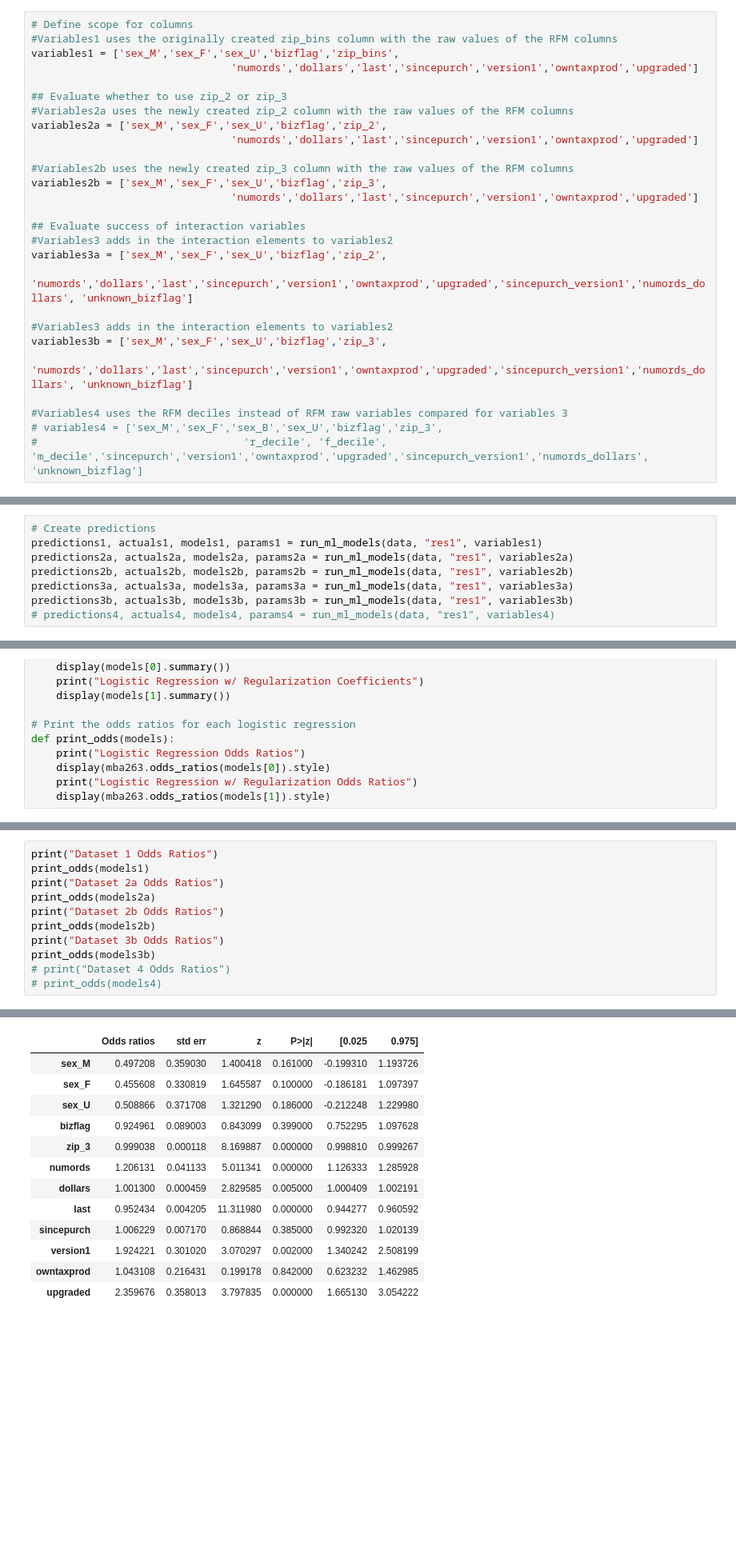
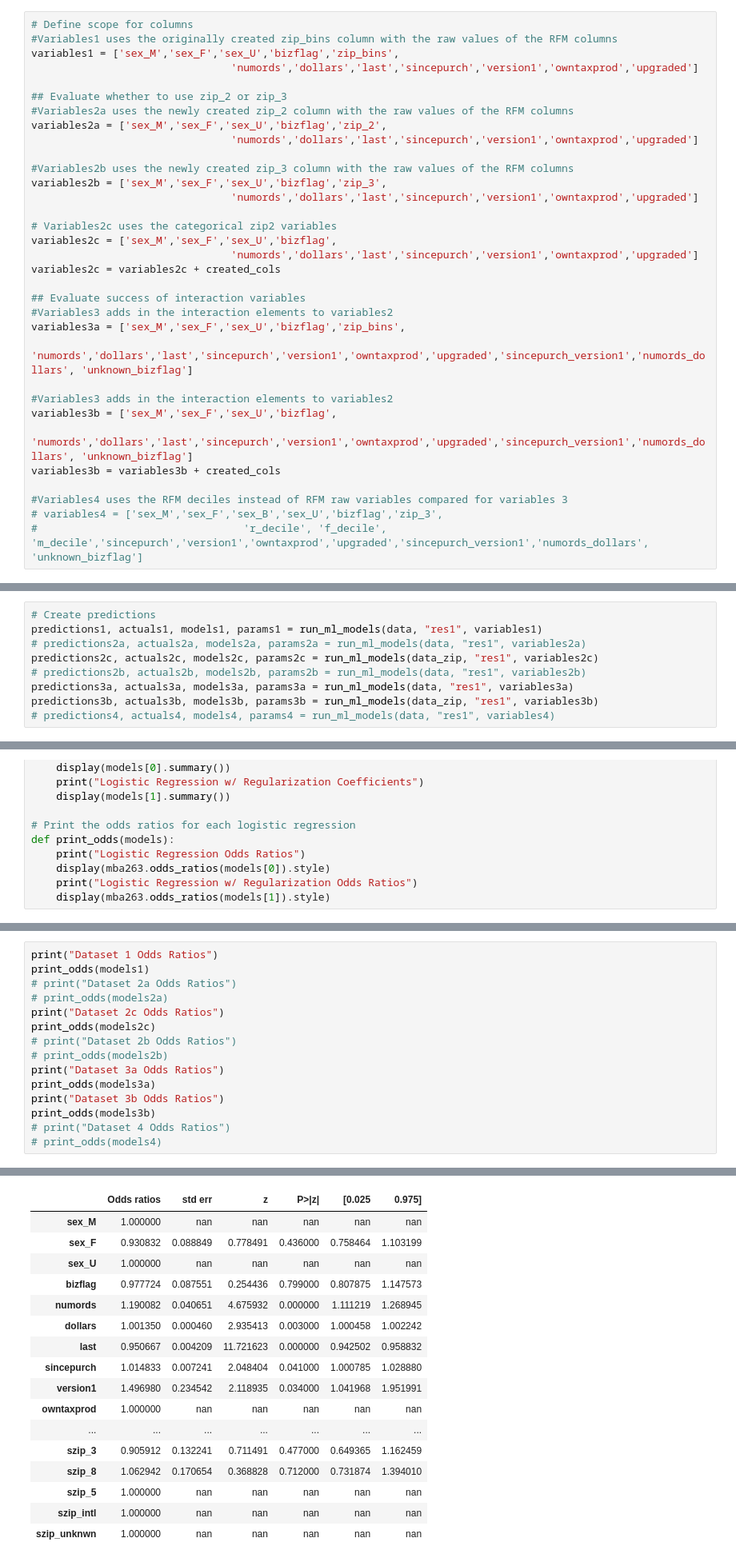
Before and after one commit to adeng/mba263-projects, a Jupyter notebook: Intuit Group Assignment.ipynb, the cells around one changed output, grey strips where cells are left out. Shown at 80% size. Drawn from its saved outputs; the diff is of its cells as text; blank space fills up the shorter version.

```diff
--- a/Intuit Group Assignment.ipynb
+++ b/Intuit Group Assignment.ipynb
@@ -96,14 +116,20 @@ variables2a = ['sex_M','sex_F','sex_U','bizflag','zip_2',
 variables2b = ['sex_M','sex_F','sex_U','bizflag','zip_3',
                                 'numords','dollars','last','sincepurch','version1','owntaxprod','upgraded']
 
+# Variables2c uses the categorical zip2 variables
+variables2c = ['sex_M','sex_F','sex_U','bizflag',
+                                'numords','dollars','last','sincepurch','version1','owntaxprod','upgraded']
+variables2c = variables2c + created_cols
+
 ## Evaluate success of interaction variables
 #Variables3 adds in the interaction elements to variables2
-variables3a = ['sex_M','sex_F','sex_U','bizflag','zip_2',
+variables3a = ['sex_M','sex_F','sex_U','bizflag','zip_bins',
                                 'numords','dollars','last','sincepurch','version1','owntaxprod','upgraded','sincepurch_version1','numords_dollars', 'unknown_bizflag']
 
 #Variables3 adds in the interaction elements to variables2
-variables3b = ['sex_M','sex_F','sex_U','bizflag','zip_3',
+variables3b = ['sex_M','sex_F','sex_U','bizflag',
                                 'numords','dollars','last','sincepurch','version1','owntaxprod','upgraded','sincepurch_version1','numords_dollars', 'unknown_bizflag']
+variables3b = variables3b + created_cols
 
 #Variables4 uses the RFM deciles instead of RFM raw variables compared for variables 3
 # variables4 = ['sex_M','sex_F','sex_B','sex_U','bizflag','zip_3',
@@ -370,10 +399,11 @@ Run the ML models
 # %%
 # Create predictions
 predictions1, actuals1, models1, params1 = run_ml_models(data, "res1", variables1)
-predictions2a, actuals2a, models2a, params2a = run_ml_models(data, "res1", variables2a)
-predictions2b, actuals2b, models2b, params2b = run_ml_models(data, "res1", variables2b)
+# predictions2a, actuals2a, models2a, params2a = run_ml_models(data, "res1", variables2a)
+predictions2c, actuals2c, models2c, params2c = run_ml_models(data_zip, "res1", variables2c)
+# predictions2b, actuals2b, models2b, params2b = run_ml_models(data, "res1", variables2b)
 predictions3a, actuals3a, models3a, params3a = run_ml_models(data, "res1", variables3a)
-predictions3b, actuals3b, models3b, params3b = run_ml_models(data, "res1", variables3b)
+predictions3b, actuals3b, models3b, params3b = run_ml_models(data_zip, "res1", variables3b)
 # predictions4, actuals4, models4, params4 = run_ml_models(data, "res1", variables4)
 # %% [output]
 Optimization terminated successfully.
@@ -538,10 +566,14 @@ Mba263Logit Regression Results
 # %%
 print("Dataset 1 Odds Ratios")
 print_odds(models1)
-print("Dataset 2a Odds Ratios")
-print_odds(models2a)
-print("Dataset 2b Odds Ratios")
-print_odds(models2b)
+# print("Dataset 2a Odds Ratios")
+# print_odds(models2a)
+print("Dataset 2c Odds Ratios")
+print_odds(models2c)
+# print("Dataset 2b Odds Ratios")
+# print_odds(models2b)
+print("Dataset 3a Odds Ratios")
+print_odds(models3a)
 print("Dataset 3b Odds Ratios")
 print_odds(models3b)
 # print("Dataset 4 Odds Ratios")
@@ -623,14 +659,18 @@ Logistic Regression Odds Ratios
 Logistic Regression w/ Regularization Odds Ratios
 |  | Odds ratios | std err | z | P>|z| | [0.025 | 0.975] |
-| sex_M | 0.497208 | 0.359030 | 1.400418 | 0.161000 | -0.199310 | 1.193726 |
-| sex_F | 0.455608 | 0.330819 | 1.645587 | 0.100000 | -0.186181 | 1.097397 |
-| sex_U | 0.508866 | 0.371708 | 1.321290 | 0.186000 | -0.212248 | 1.229980 |
-| bizflag | 0.924961 | 0.089003 | 0.843099 | 0.399000 | 0.752295 | 1.097628 |
-| zip_3 | 0.999038 | 0.000118 | 8.169887 | 0.000000 | 0.998810 | 0.999267 |
-| numords | 1.206131 | 0.041133 | 5.011341 | 0.000000 | 1.126333 | 1.285928 |
-| dollars | 1.001300 | 0.000459 | 2.829585 | 0.005000 | 1.000409 | 1.002191 |
-| last | 0.952434 | 0.004205 | 11.311980 | 0.000000 | 0.944277 | 0.960592 |
-| sincepurch | 1.006229 | 0.007170 | 0.868844 | 0.385000 | 0.992320 | 1.020139 |
-| version1 | 1.924221 | 0.301020 | 3.070297 | 0.002000 | 1.340242 | 2.508199 |
-| owntaxprod | 1.043108 | 0.216431 | 0.199178 | 0.842000 | 0.623232 | 1.462985 |
-| upgraded | 2.359676 | 0.358013 | 3.797835 | 0.000000 | 1.665130 | 3.054222 |
+| sex_M | 1.000000 | nan | nan | nan | nan | nan |
+| sex_F | 0.930832 | 0.088849 | 0.778491 | 0.436000 | 0.758464 | 1.103199 |
+| sex_U | 1.000000 | nan | nan | nan | nan | nan |
+| bizflag | 0.977724 | 0.087551 | 0.254436 | 0.799000 | 0.807875 | 1.147573 |
+| numords | 1.190082 | 0.040651 | 4.675932 | 0.000000 | 1.111219 | 1.268945 |
+| dollars | 1.001350 | 0.000460 | 2.935413 | 0.003000 | 1.000458 | 1.002242 |
+| last | 0.950667 | 0.004209 | 11.721623 | 0.000000 | 0.942502 | 0.958832 |
+| sincepurch | 1.014833 | 0.007241 | 2.048404 | 0.041000 | 1.000785 | 1.028880 |
+| version1 | 1.496980 | 0.234542 | 2.118935 | 0.034000 | 1.041968 | 1.951991 |
+| owntaxprod | 1.000000 | nan | nan | nan | nan | nan |
+| ... | ... | ... | ... | ... | ... | ... |
+| szip_3 | 0.905912 | 0.132241 | 0.711491 | 0.477000 | 0.649365 | 1.162459 |
+| szip_8 | 1.062942 | 0.170654 | 0.368828 | 0.712000 | 0.731874 | 1.394010 |
+| szip_5 | 1.000000 | nan | nan | nan | nan | nan |
+| szip_intl | 1.000000 | nan | nan | nan | nan | nan |
+| szip_unknwn | 1.000000 | nan | nan | nan | nan | nan |
```
Also changed, not shown: parts of 11 cells of this notebook.
